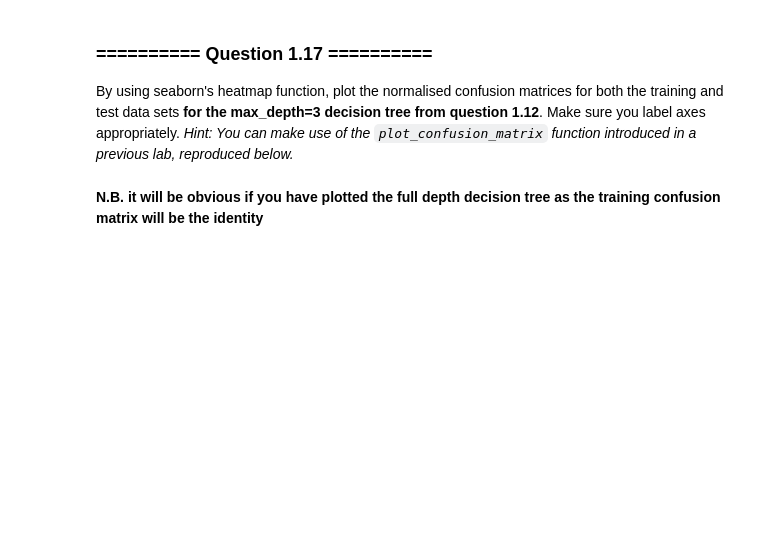
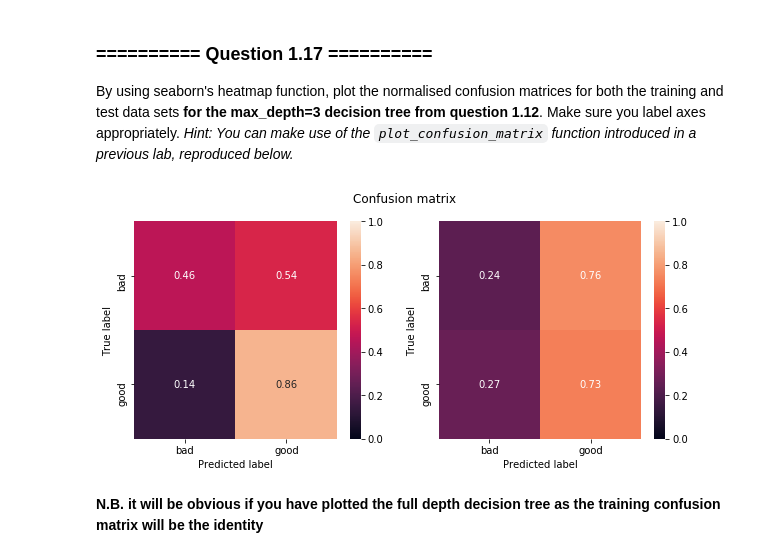
Before and after one commit to NiuJ1ao/IAML_Labs, a Jupyter notebook: iaml-labs-master/Labs/02 - Decision Trees and Linear Regression.ipynb, the cells around one changed output. Cells and saved outputs as stored; diff of their text form; code cells hidden in the pictures; blank space fills up the shorter version.

```diff
--- a/iaml-labs-master/Labs/02 - Decision Trees and Linear Regression.ipynb
+++ b/iaml-labs-master/Labs/02 - Decision Trees and Linear Regression.ipynb
@@ -380,12 +380,12 @@ Overfit
 ### ========== Question 1.17 ==========
 By using seaborn's heatmap function, plot the normalised confusion matrices for both the training and test data sets **for the max_depth=3 decision tree from question 1.12**. Make sure you label axes appropriately. *Hint: You can make use of the `plot_confusion_matrix` function introduced in a previous lab, reproduced below.*
 # %%
-def plot_confusion_matrix(cm, classes=None, title='Confusion matrix'):
+def plot_confusion_matrix(cm, fig, axs, classes=None, title='Confusion matrix'):
     """Plots a confusion matrix."""
     if classes is not None:
-        sns.heatmap(cm, xticklabels=classes, yticklabels=classes, vmin=0., vmax=1., annot=True)
+        sns.heatmap(cm, xticklabels=classes, yticklabels=classes, vmin=0., vmax=1., annot=True, ax=axs)
     else:
-        sns.heatmap(cm, vmin=0., vmax=1.)
-    plt.title(title)
-    plt.ylabel('True label')
-    plt.xlabel('Predicted label')
+        sns.heatmap(cm, vmin=0., vmax=1., ax=axs)
+    fig.suptitle(title)
+    axs.set_ylabel('True label')
+    axs.set_xlabel('Predicted label')
@@ -400,3 +392,21 @@ def plot_confusion_matrix(cm, classes=None, title='Confusion matrix'):
+# %%
+# Normalised Data
+
+# Your Code goes here:
+cm_train = confusion_matrix(y_train.values.argmax(axis=1), train_pred.argmax(axis=1))
+cm_train = cm_train/cm_train.sum(axis=1)[:, np.newaxis]
+cm_test = confusion_matrix(y_test.values.argmax(axis=1), test_pred.argmax(axis=1))
+cm_test = cm_test/cm_test.sum(axis=1)[:, np.newaxis]
+# %%
+# Validation Data
+
+# Your Code goes here:
+fig, axs = plt.subplots(ncols=2, figsize=(10,4))
+plot_confusion_matrix(cm_train, fig, axs[0], ["bad", "good"])
+plot_confusion_matrix(cm_test, fig, axs[1], ["bad", "good"])
+plt.show()
+# %% [output]
+[figure, added]
 # %% [markdown]
 **N.B. it will be obvious if you have plotted the full depth decision tree as the training confusion matrix will be the identity**
 # %% [markdown]
```
Also changed, not shown: parts of 11 cells of this notebook, 1 other file.
